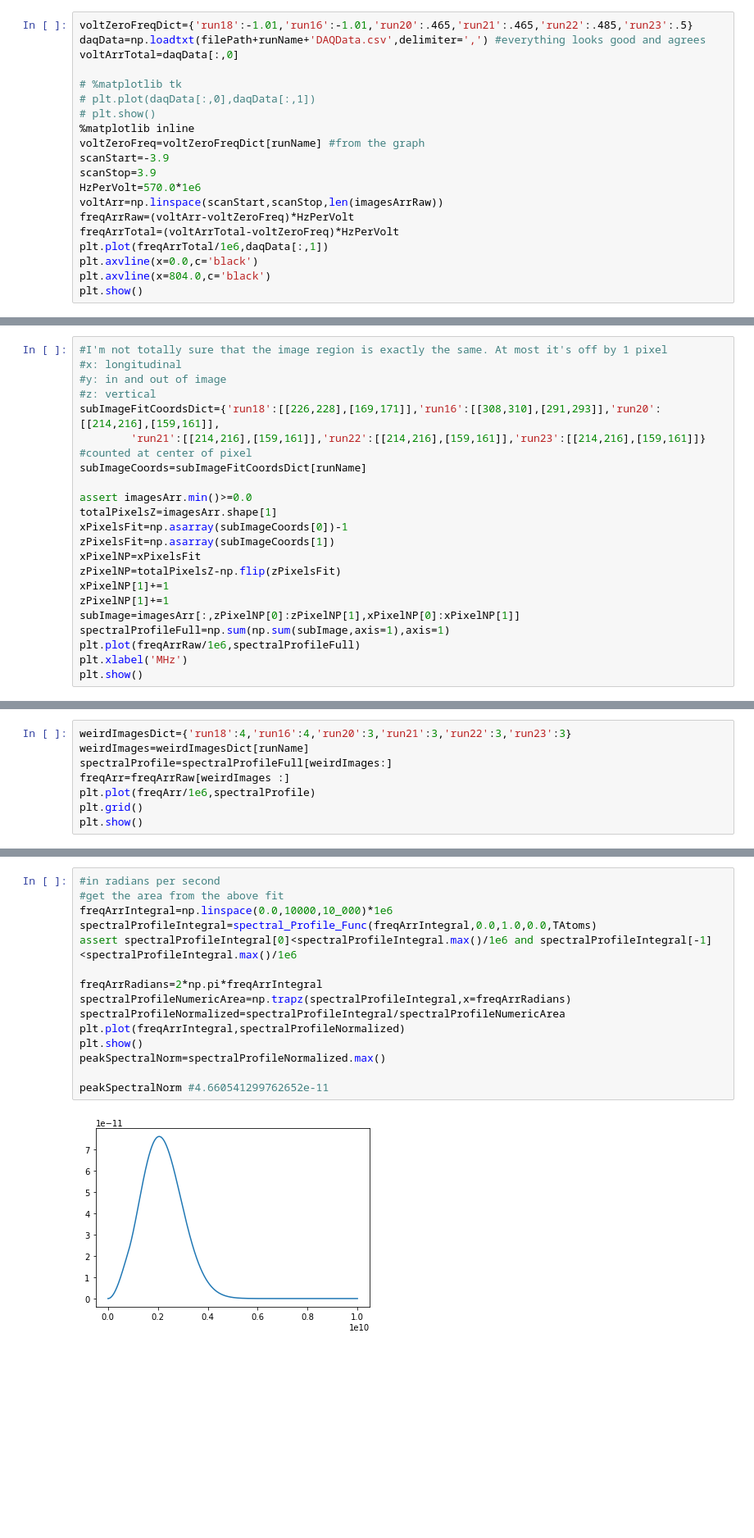
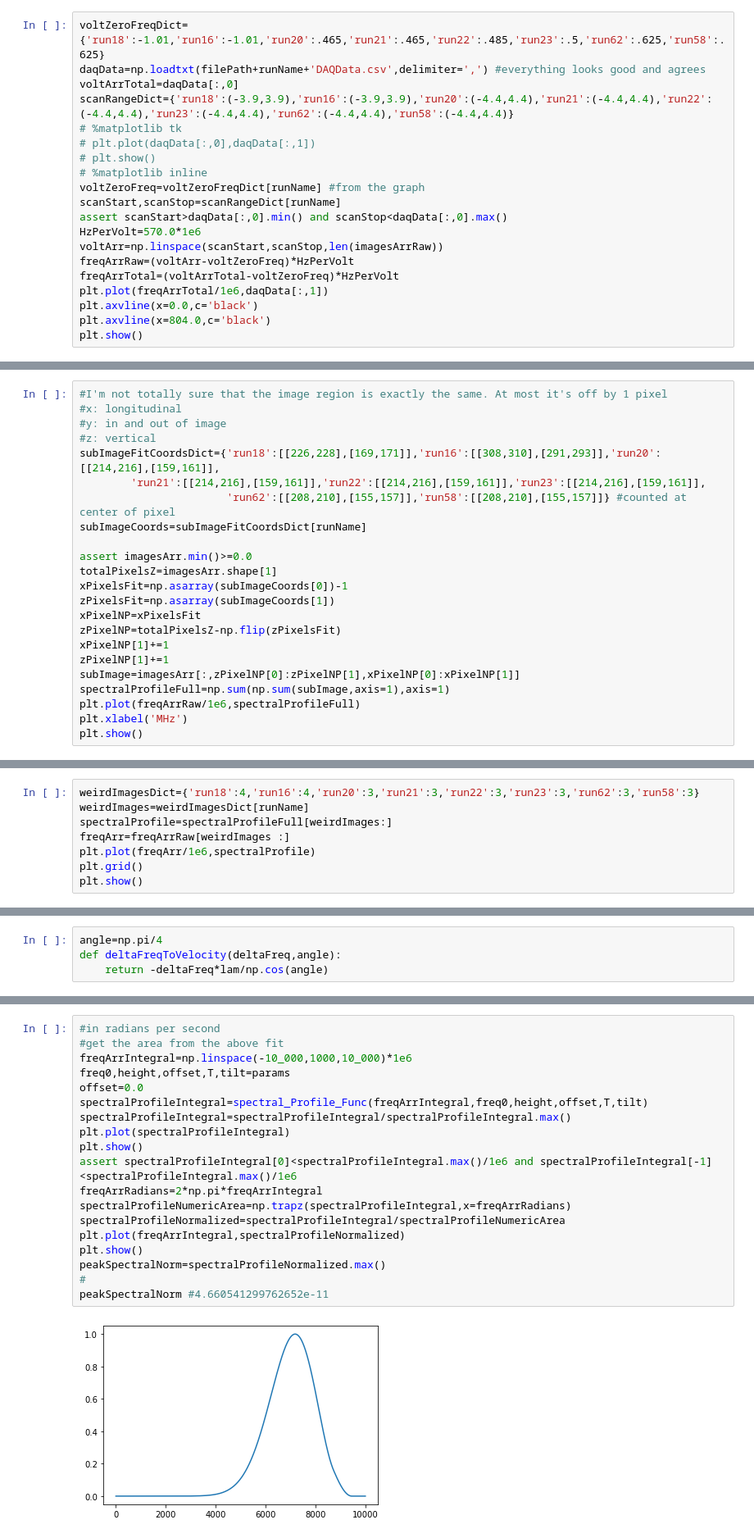
Before and after one commit to BillyTheKidPhysicist/pythonNotebooksAndTools, a Jupyter notebook: ovenFluxMeasure.ipynb, the cells around one changed output, grey strips where cells are left out. Shown at 82% size. Drawn from its saved outputs; the diff is of its cells as text; blank space fills up the shorter version.

```diff
--- a/ovenFluxMeasure.ipynb
+++ b/ovenFluxMeasure.ipynb
@@ -54,17 +54,17 @@ imagesArrRaw=imagesArrRaw.astype(float) #need to convert to float from int16
 imagesArrRaw=np.flip(imagesArrRaw,axis=1)
 assert len(imagesArrRaw.shape)==3
 # %%
-voltZeroFreqDict={'run18':-1.01,'run16':-1.01,'run20':.465,'run21':.465,'run22':.485,'run23':.5}
+voltZeroFreqDict={'run18':-1.01,'run16':-1.01,'run20':.465,'run21':.465,'run22':.485,'run23':.5,'run62':.625,'run58':.625}
 daqData=np.loadtxt(filePath+runName+'DAQData.csv',delimiter=',') #everything looks good and agrees
 voltArrTotal=daqData[:,0]
-
+scanRangeDict={'run18':(-3.9,3.9),'run16':(-3.9,3.9),'run20':(-4.4,4.4),'run21':(-4.4,4.4),'run22':(-4.4,4.4),'run23':(-4.4,4.4),'run62':(-4.4,4.4),'run58':(-4.4,4.4)}
 # %matplotlib tk
 # plt.plot(daqData[:,0],daqData[:,1])
 # plt.show()
-%matplotlib inline
+# %matplotlib inline
 voltZeroFreq=voltZeroFreqDict[runName] #from the graph
-scanStart=-3.9
-scanStop=3.9
+scanStart,scanStop=scanRangeDict[runName]
+assert scanStart>daqData[:,0].min() and scanStop<daqData[:,0].max()
 HzPerVolt=570.0*1e6
 voltArr=np.linspace(scanStart,scanStop,len(imagesArrRaw))
 freqArrRaw=(voltArr-voltZeroFreq)*HzPerVolt
@@ -89,7 +89,8 @@ There are some wierd image I need to trim away present in all the first few imag
 #y: in and out of image
 #z: vertical
 subImageFitCoordsDict={'run18':[[226,228],[169,171]],'run16':[[308,310],[291,293]],'run20':[[214,216],[159,161]],
-        'run21':[[214,216],[159,161]],'run22':[[214,216],[159,161]],'run23':[[214,216],[159,161]]} #counted at center of pixel
+        'run21':[[214,216],[159,161]],'run22':[[214,216],[159,161]],'run23':[[214,216],[159,161]],
+                       'run62':[[208,210],[155,157]],'run58':[[208,210],[155,157]]} #counted at center of pixel
 subImageCoords=subImageFitCoordsDict[runName]
 
 assert imagesArr.min()>=0.0
@@ -110,5 +111,5 @@ plt.show()
 # %%
-weirdImagesDict={'run18':4,'run16':4,'run20':3,'run21':3,'run22':3,'run23':3}
+weirdImagesDict={'run18':4,'run16':4,'run20':3,'run21':3,'run22':3,'run23':3,'run62':3,'run58':3}
 weirdImages=weirdImagesDict[runName]
 spectralProfile=spectralProfileFull[weirdImages:]
 freqArr=freqArrRaw[weirdImages :]
@@ -120,5 +121,9 @@ plt.show()
 # %% [markdown]
 ## Fit the data to a gaussian profile to determine temperature and the peak of the normalized spectral profile
+# %%
+angle=np.pi/4
+def deltaFreqToVelocity(deltaFreq,angle):
+    return -deltaFreq*lam/np.cos(angle)
 # %%
 #fit the data to a temperautre profile
 #ALL I AM TRYING TO DO IS FIND THE TEMPERATURE. be cautious using other results
@@ -183,17 +183,21 @@ peak velocity fit: 1382 1175.4089694873355
 # %%
 #in radians per second
 #get the area from the above fit
-freqArrIntegral=np.linspace(0.0,10000,10_000)*1e6
-spectralProfileIntegral=spectral_Profile_Func(freqArrIntegral,0.0,1.0,0.0,TAtoms)
+freqArrIntegral=np.linspace(-10_000,1000,10_000)*1e6
+freq0,height,offset,T,tilt=params
+offset=0.0
+spectralProfileIntegral=spectral_Profile_Func(freqArrIntegral,freq0,height,offset,T,tilt)
+spectralProfileIntegral=spectralProfileIntegral/spectralProfileIntegral.max()
+plt.plot(spectralProfileIntegral)
+plt.show()
 assert spectralProfileIntegral[0]<spectralProfileIntegral.max()/1e6 and spectralProfileIntegral[-1]<spectralProfileIntegral.max()/1e6
-
 freqArrRadians=2*np.pi*freqArrIntegral
 spectralProfileNumericArea=np.trapz(spectralProfileIntegral,x=freqArrRadians)
 spectralProfileNormalized=spectralProfileIntegral/spectralProfileNumericArea
 plt.plot(freqArrIntegral,spectralProfileNormalized)
 plt.show()
 peakSpectralNorm=spectralProfileNormalized.max()
-
+#
 peakSpectralNorm #4.660541299762652e-11
 # %% [output]
-[figure, old version]
+[figure, new version]
```
Also changed, not shown: parts of 9 cells of this notebook.
